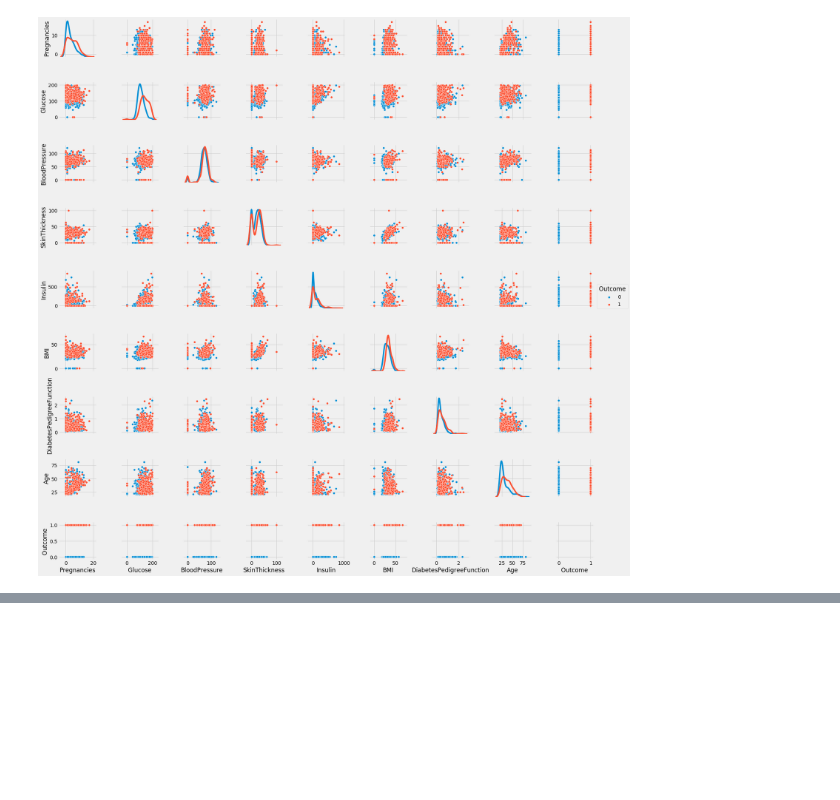
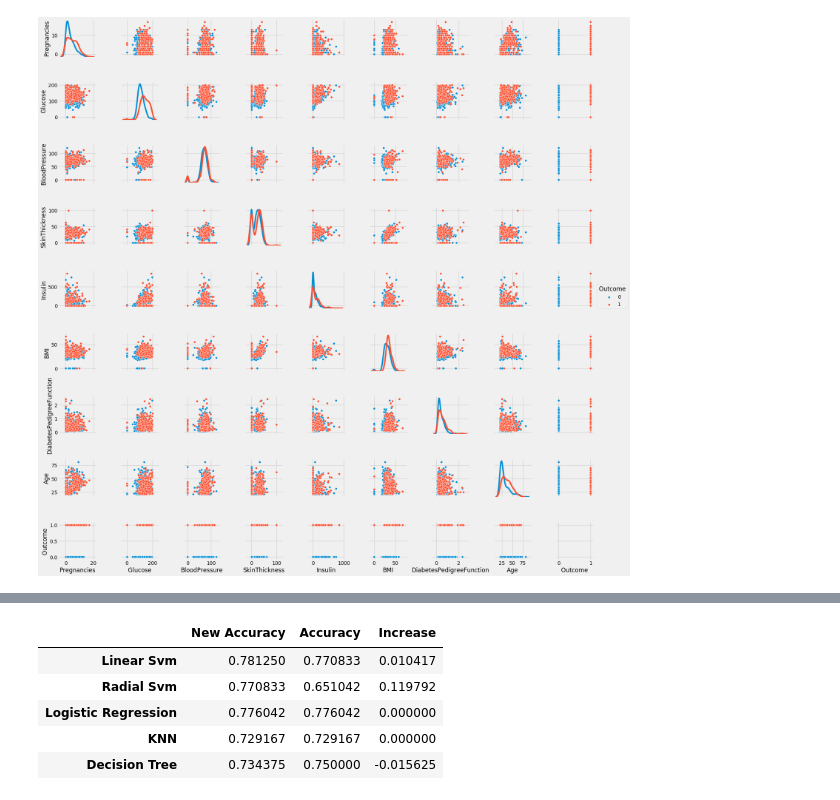
Before and after one commit to spratops/Indian_Diabetes, a Jupyter notebook: Indians Diabetes.ipynb, the cells around one changed output, grey strips where cells are left out. Cells and saved outputs as stored; diff of their text form; code cells hidden in the pictures; blank space fills up the shorter version.

```diff
--- a/Indians Diabetes.ipynb
+++ b/Indians Diabetes.ipynb
@@ -93,0 +173,7 @@ ModuleNotFoundError: No module named 'sklearn.cross_validation'
+# %%
+from sklearn.ensemble import RandomForestClassifier
+model= RandomForestClassifier(n_estimators=100,random_state=0)
+X=diab[diab.columns[:8]]
+Y=diab['Outcome']
+model.fit(X,Y)
+pd.Series(model.feature_importances_,index=X.columns).sort_values(ascending=False)
@@ -93,0 +214,11 @@ ModuleNotFoundError: No module named 'sklearn.cross_validation'
+# %%
+new_models_dataframe=new_models_dataframe.merge(models_dataframe,left_index=True,right_index=True,how='left')
+new_models_dataframe['Increase']=new_models_dataframe['New Accuracy']-new_models_dataframe['Accuracy']
+new_models_dataframe
+# %% [output]
+|  | New Accuracy | Accuracy | Increase |
+| Linear Svm | 0.781250 | 0.770833 | 0.010417 |
+| Radial Svm | 0.770833 | 0.651042 | 0.119792 |
+| Logistic Regression | 0.776042 | 0.776042 | 0.000000 |
+| KNN | 0.729167 | 0.729167 | 0.000000 |
+| Decision Tree | 0.734375 | 0.750000 | -0.015625 |
```
Also changed, not shown: parts of 19 cells of this notebook.
